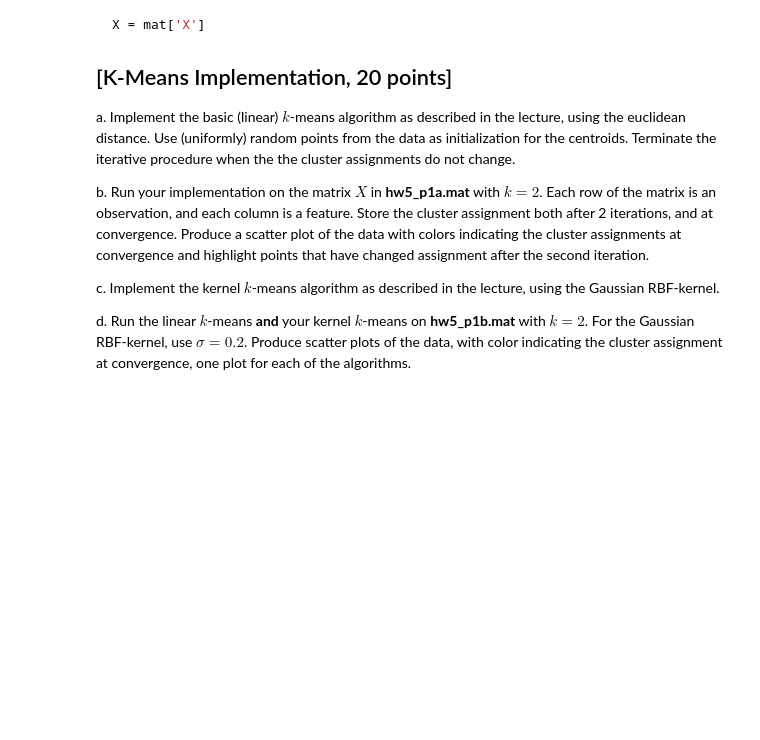
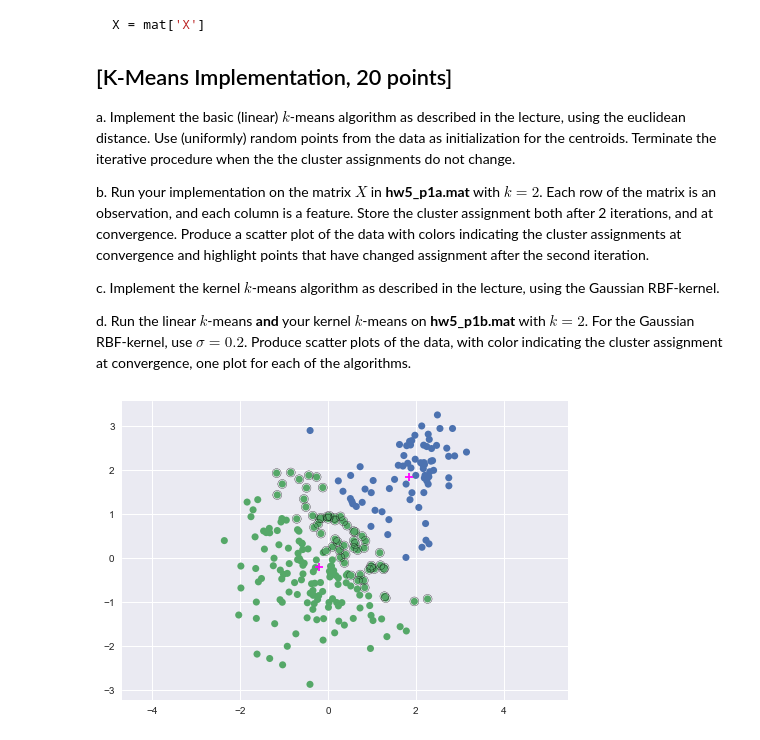
Before and after one commit to kjaquier/TDA231_ML_Homeworks, a Jupyter notebook: HW5/hw5.ipynb, the cells around one changed output. Drawn from its saved outputs; the diff is of its cells as text; code cells hidden in the pictures; blank space fills up the shorter version.

```diff
--- a/HW5/hw5.ipynb
+++ b/HW5/hw5.ipynb
@@ -35 +46,61 @@ d. Run the linear $k$-means **and** your kernel $k$-means on **hw5_p1b.mat** wit
+# %%
+# Questions a-b
+
+def find_newly_assigned_pts(cluster, cluster_iter2, X):
+    pointsThatChanged = []
+    for i in range(cluster.shape[0]):
+        if(cluster[i] != cluster_iter2[i]):
+            pointsThatChanged.append(X[i,:])
+    return np.asarray(pointsThatChanged)
+
+
+def kmeans(X, k):
+    n = X.shape[0]
+    i_centroids = np.random.choice(n, size=k, replace=False)
+    centroids = X[i_centroids]
+    cluster = -np.ones(n).astype(int)
+    cluster_diff = np.ones(n).astype(bool)
+
+    i_iteration = 0
+
+    while cluster_diff.any():
+        # Eucl. dist from each sample (row) to each cluster (col)
+        dist = distance_matrix(X, centroids, p=2)
+
+        # Index of closest cluster per sample
+        cluster_prev = cluster
+        cluster = np.argmin(dist, axis=1)
+        cluster_diff = cluster != cluster_prev
+
+        # Update centroids
+        for i_cluster in range(k):
+            z = cluster == i_cluster
+            centroids[i_cluster,:] = np.mean(X[z,:])
+
+
+        i_iteration += 1
+        if i_iteration == 2:
+            cluster_iter2 = cluster
+        if i_iteration > 10**2:
+            raise Exception('[ABORTED] Infinite loop detected')
+
+    return cluster,cluster_iter2, centroids
+
+
+mat = scipy.io.loadmat('hw5_p1a.mat')
+X = mat['X']
+
+k = 2
+cluster, cluster_iter2, centroids = kmeans(X, k)
+pointsThatChanged = find_newly_assigned_pts(cluster, cluster_iter2, X)
+for c in range(k):
+    z = cluster == c
+    plt.scatter(X[z,0], X[z,1], marker='o', edgecolors='none', s=50, alpha=1.0)
+    plt.scatter(centroids[c,0], centroids[c,1], c='magenta', marker='+', edgecolors='none', s=80)
+plt.scatter(pointsThatChanged[:,0],pointsThatChanged[:,1], s=80, facecolor='none', edgecolor='k', alpha=1,label='Points that change', zorder=10)
+
+plt.axis('equal')
+plt.show()
+# %% [output]
+[figure, added]
 # %%
```
Also changed, not shown: parts of 6 cells of this notebook.
